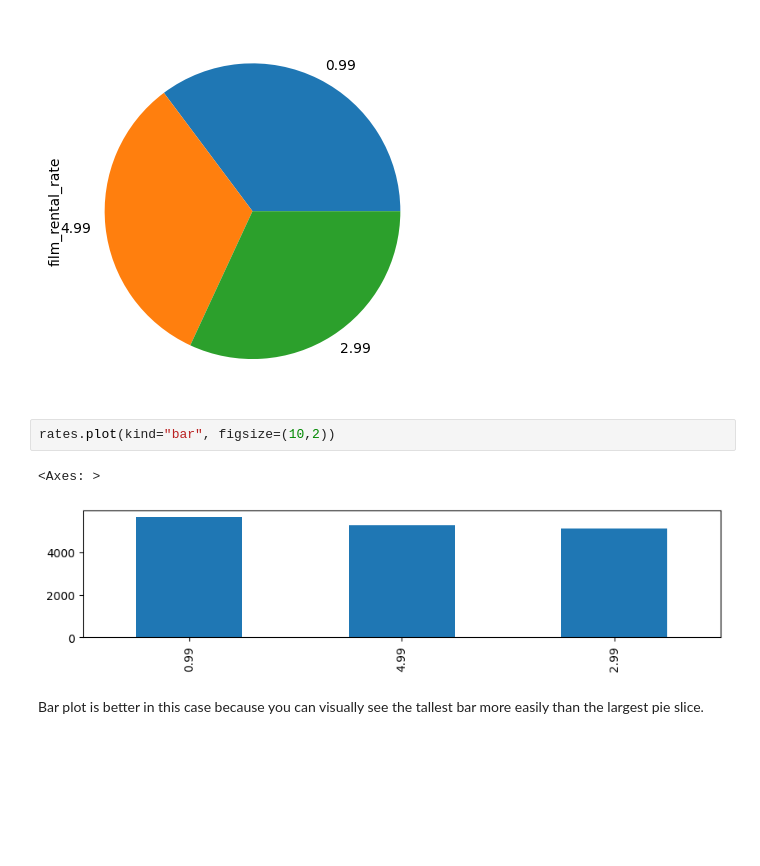
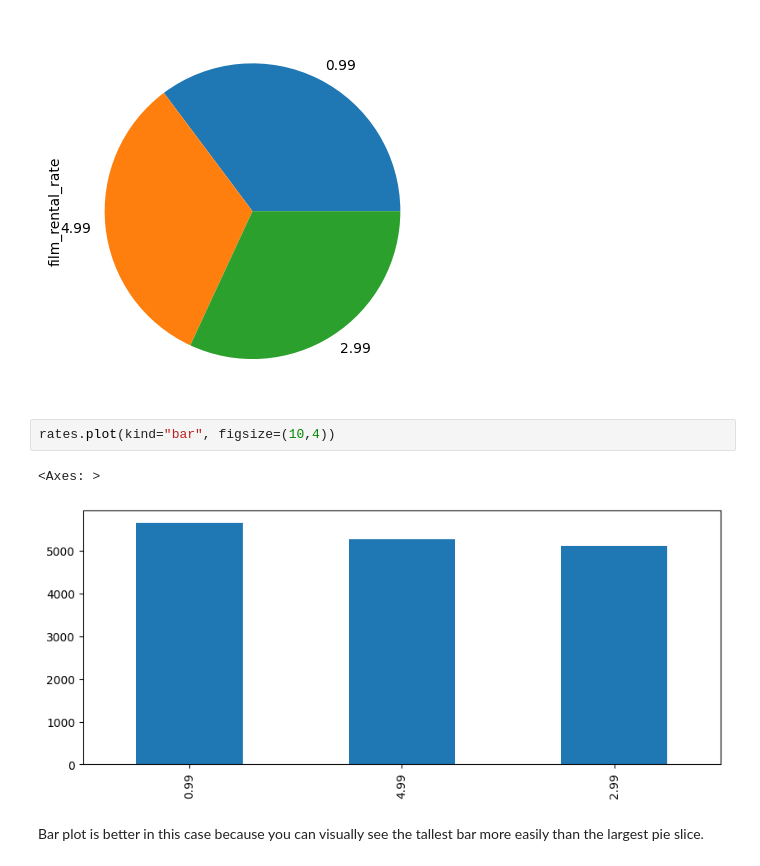
Before and after one commit to ejwang8/PandasExercises, a Jupyter notebook: Exercises_2.ipynb, the cells around one changed output. Drawn from its saved outputs; the diff is of its cells as text; blank space fills up the shorter version.

```diff
--- a/Exercises_2.ipynb
+++ b/Exercises_2.ipynb
@@ -100,10 +100,10 @@ rates.plot(kind="pie")
 <Axes: ylabel='film_rental_rate'>
 [figure]
 # %%
-rates.plot(kind="bar", figsize=(10,2))
+rates.plot(kind="bar", figsize=(10,4))
 # %% [output]
 <Axes: >
-[figure, old version]
+[figure, new version]
 # %% [markdown]
 Bar plot is better in this case because you can visually see the tallest bar more easily than the largest pie slice.
 # %% [markdown]
```
Also changed, not shown: parts of 7 cells of this notebook.
